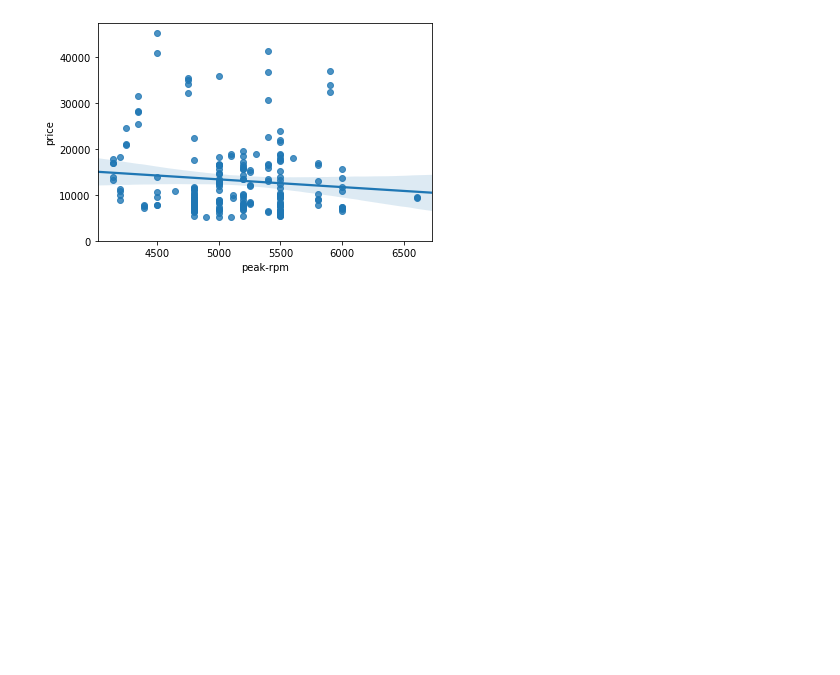
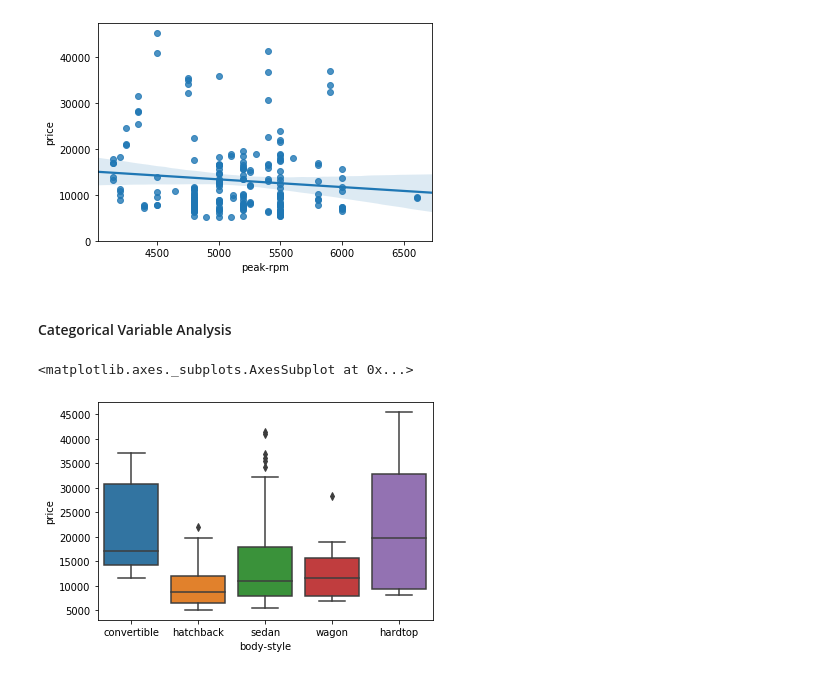
Before and after one commit to arorapankaj/cs_py_automobile_85, a Jupyter notebook: code/03_exploratory_data_analysis.ipynb, the cells around one changed output. Drawn from its saved outputs; the diff is of its cells as text; code cells hidden in the pictures; blank space fills up the shorter version.

```diff
--- a/code/03_exploratory_data_analysis.ipynb
+++ b/code/03_exploratory_data_analysis.ipynb
@@ -100,3 +104,12 @@ plt.ylim(0,)
 # %% [output]
 (0, 47436.148325769056)
 [figure]
+# %% [markdown]
+#### Categorical Variable Analysis
+# %%
+# Plotting the relationship between body-style and price
+#help(sns.boxplot)
+sns.boxplot(x ="body-style", y="price", data=dfAuto)
+# %% [output]
+<matplotlib.axes._subplots.AxesSubplot at 0x...>
+[figure, added]
```
Also changed, not shown: parts of 14 cells of this notebook.
